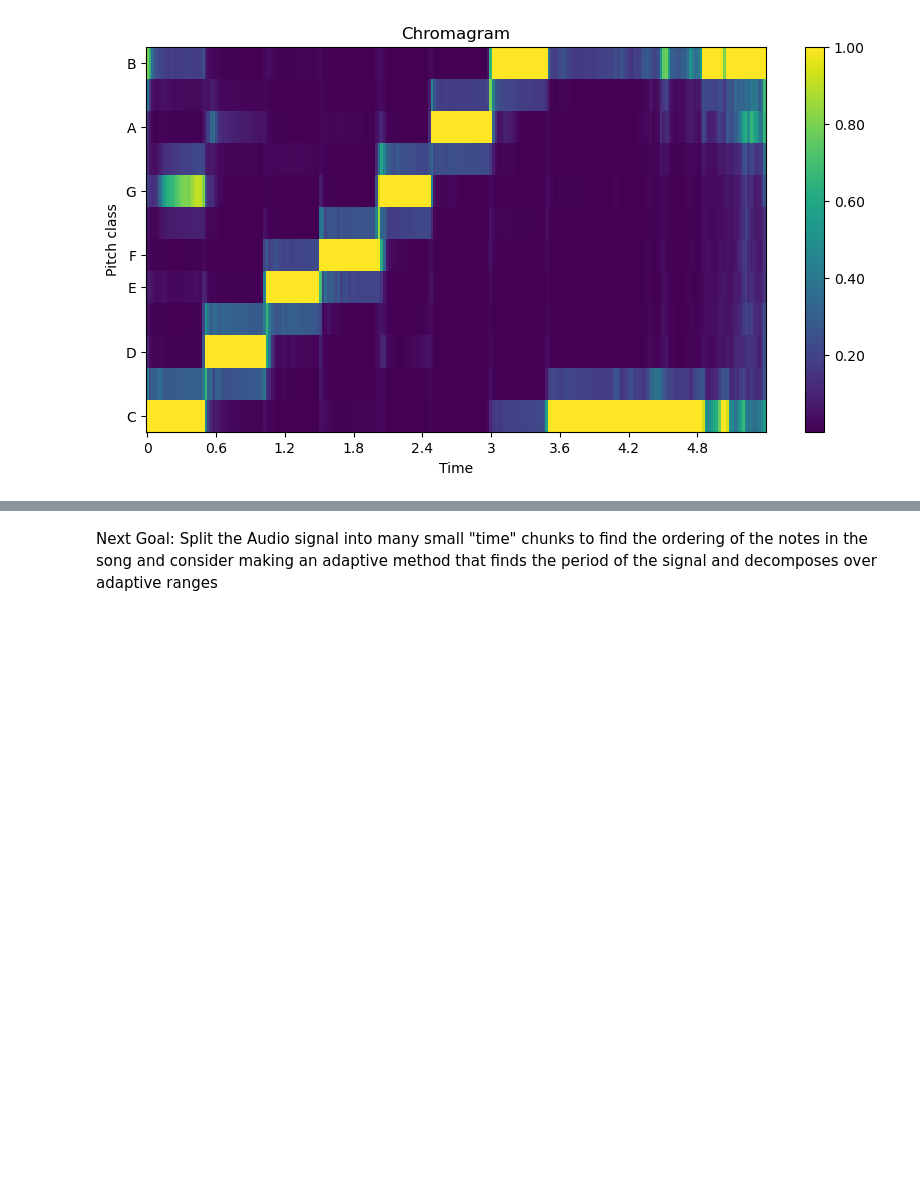
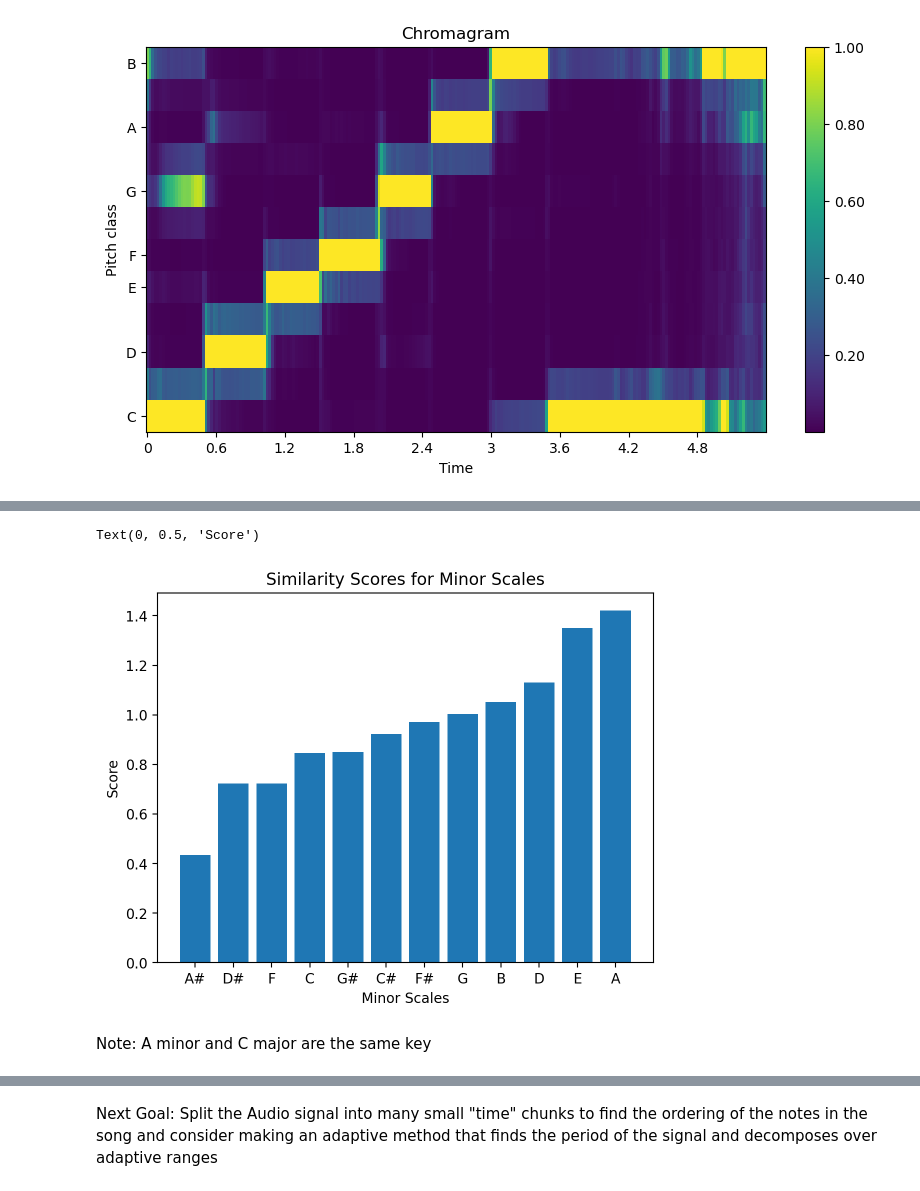
Before and after one commit to kujabes/SpaCy-Music, a Jupyter notebook: fourier_analysis.ipynb, the cells around one changed output, grey strips where cells are left out. Saved outputs shown, nothing was run; the diff lists cells and outputs as text; code cells hidden in the pictures; blank space fills up the shorter version.

```diff
--- a/fourier_analysis.ipynb
+++ b/fourier_analysis.ipynb
@@ -134,0 +264,4 @@ plt.show()
+# %%
+sorted_minor_similarties = sorted(minor_similarities.items(), key=lambda x: x[1])
+sorted_minor_array = np.array(sorted_minor_similarties)
+pprint(sorted_minor_array[:, 1])
@@ -134,0 +285,13 @@ plt.show()
+# %%
+notes = sorted_minor_array[:, 0]
+scores = sorted_minor_array[:, 1].astype(float)
+
+plt.bar(notes, scores)
+plt.title("Similarity Scores for Minor Scales")
+plt.xlabel("Minor Scales")
+plt.ylabel("Score")
+# %% [output]
+Text(0, 0.5, 'Score')
+[figure, added]
+# %% [markdown]
+Note: A minor and C major are the same key
```
Also changed, not shown: parts of 16 cells of this notebook, 3 other files.
